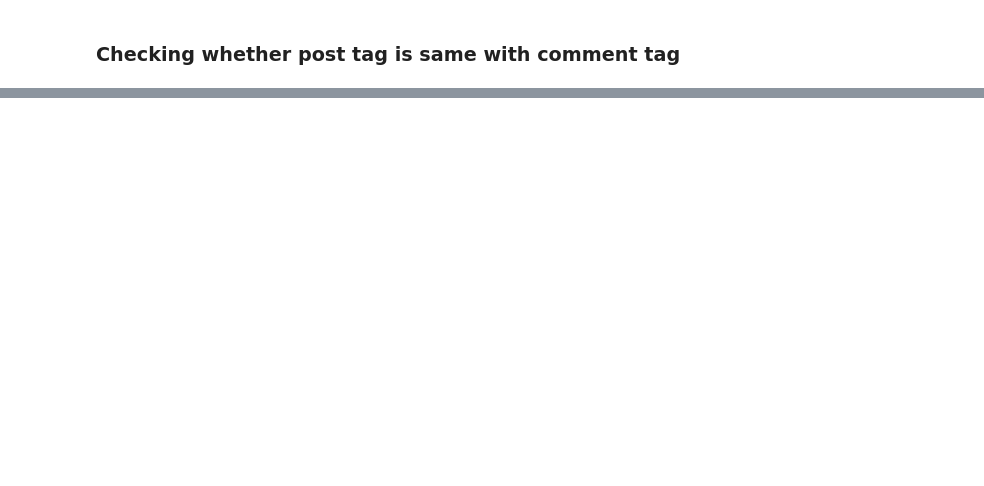
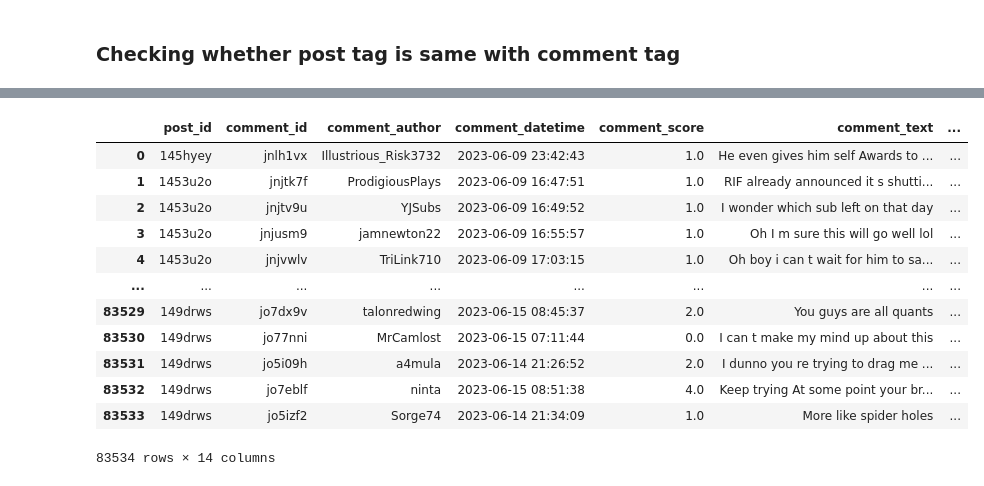
Before and after one commit to BrianLoe/NLP, a Jupyter notebook: Data cleaning.ipynb, the cells around one changed output, grey strips where cells are left out. Drawn from its saved outputs; the diff is of its cells as text; code cells hidden in the pictures; blank space fills up the shorter version.

```diff
--- a/Data cleaning.ipynb
+++ b/Data cleaning.ipynb
@@ -321,0 +411,3 @@ data.loc[data['comment_text'].isin(['deleted','removed'])]
+# %%
+# Handling null values
+posts.fillna(0, inplace=True)
@@ -321,0 +416,3 @@ data.loc[data['comment_text'].isin(['deleted','removed'])]
+# %%
+posts['post_datetime'] = pd.to_datetime(posts['post_datetime'])
+posts.head()
@@ -321,0 +426,4 @@ data.loc[data['comment_text'].isin(['deleted','removed'])]
+# %%
+posts['post_hour'] = posts['post_datetime'].dt.strftime('%H')
+posts['post_weekday'] = posts['post_datetime'].dt.strftime('%a')
+posts.head()
@@ -321,0 +439,3 @@ data.loc[data['comment_text'].isin(['deleted','removed'])]
+# %%
+comments = comments.merge(posts[['post_id','post_datetime', 'post_hour','post_weekday']], on='post_id', how='left')
+comments.head()
@@ -321,0 +466,18 @@ data.loc[data['comment_text'].isin(['deleted','removed'])]
+# %%
+comments['time_diff'] = (comments['comment_datetime']-comments['post_datetime']).dt.total_seconds()/3600
+
+comments
+# %% [output]
+|  | post_id | comment_id | comment_author | comment_datetime | comment_score | comment_text | ... |
+| 0 | 145hyey | jnlh1vx | Illustrious_Risk3732 | 2023-06-09 23:42:43 | 1.0 | He even gives him self Awards to ... | ... |
+| 1 | 1453u2o | jnjtk7f | ProdigiousPlays | 2023-06-09 16:47:51 | 1.0 | RIF already announced it s shutti... | ... |
+| 2 | 1453u2o | jnjtv9u | YJSubs | 2023-06-09 16:49:52 | 1.0 | I wonder which sub left on that day | ... |
+| 3 | 1453u2o | jnjusm9 | jamnewton22 | 2023-06-09 16:55:57 | 1.0 | Oh I m sure this will go well lol | ... |
+| 4 | 1453u2o | jnjvwlv | TriLink710 | 2023-06-09 17:03:15 | 1.0 | Oh boy i can t wait for him to sa... | ... |
+| ... | ... | ... | ... | ... | ... | ... | ... |
+| 83529 | 149drws | jo7dx9v | talonredwing | 2023-06-15 08:45:37 | 2.0 | You guys are all quants | ... |
+| 83530 | 149drws | jo77nni | MrCamlost | 2023-06-15 07:11:44 | 0.0 | I can t make my mind up about this | ... |
+| 83531 | 149drws | jo5i09h | a4mula | 2023-06-14 21:26:52 | 2.0 | I dunno you re trying to drag me ... | ... |
+| 83532 | 149drws | jo7eblf | ninta | 2023-06-15 08:51:38 | 4.0 | Keep trying At some point your br... | ... |
+| 83533 | 149drws | jo5izf2 | Sorge74 | 2023-06-14 21:34:09 | 1.0 | More like spider holes | ... |
+83534 rows × 14 columns
```
Also changed, not shown: parts of 37 cells of this notebook.
